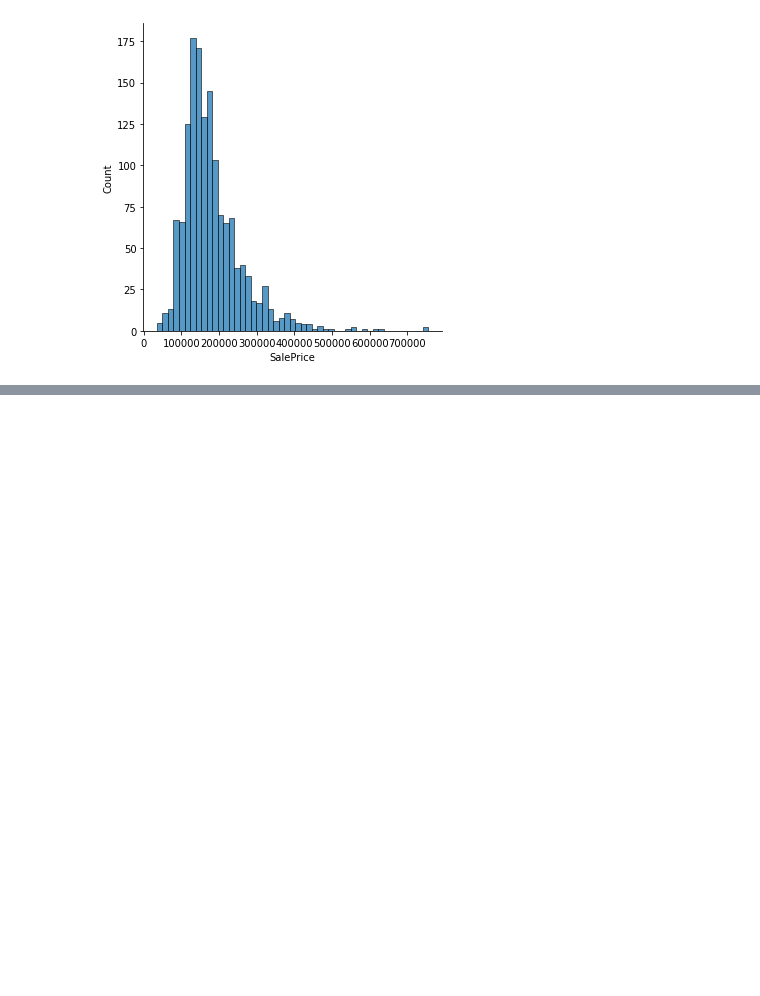
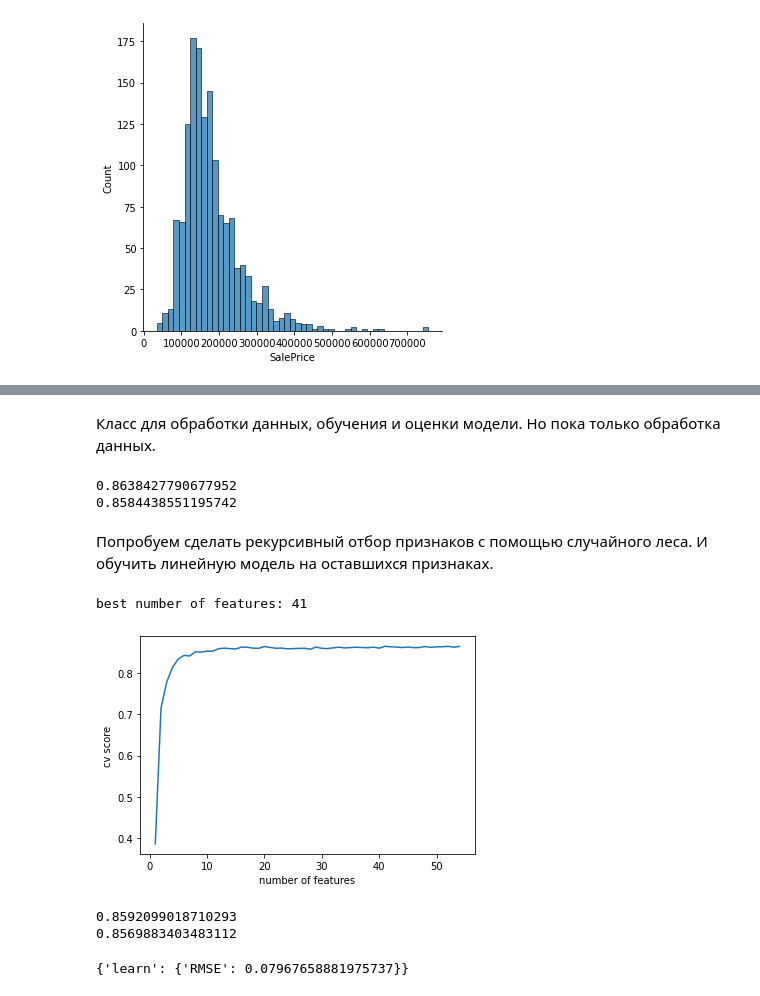
Before and after one commit to EgorSu/house_price, a Jupyter notebook: house_price.ipynb, the cells around one changed output, grey strips where cells are left out. Drawn from its saved outputs; the diff is of its cells as text; code cells hidden in the pictures; blank space fills up the shorter version.

```diff
--- a/house_price.ipynb
+++ b/house_price.ipynb
@@ -330,0 +87,6 @@ result.to_csv('new_result.csv', index = False)
+# %%
+n = 50
+categorial_features = list(data.loc[:, data.nunique() <= n].columns)
+number_features = list(data.loc[:, data.nunique() > n].columns)
+number_features.remove('Id')
+number_features.remove('SalePrice')
@@ -330,0 +118,7 @@ result.to_csv('new_result.csv', index = False)
+# %%
+'''
+for i in categorial_features:
+    ser = data[i].value_counts()/data[i].count()
+    sns.barplot(x = ser.index, y = ser.values)
+    plt.show()
+'''
@@ -330,0 +152,2 @@ result.to_csv('new_result.csv', index = False)
+# %% [markdown]
+Класс для обработки данных, обучения и оценки модели. Но пока только обработка данных.
@@ -330,0 +273,34 @@ result.to_csv('new_result.csv', index = False)
+# %%
+x_train, x_test, y_train, y_test = train_test_split(data.drop(columns = ['SalePrice']), data['SalePrice'])
+# %%
+ridge = RidgeCV(alphas = [0.01, 0.05, 0.1, 0.5, 1.0])
+model = Model(remake_dict, drop_list, number_features, categorial_features, 'SalePrice', model = ridge)
+x_train_transform, y_train_transform = model.fit_transform(x_train, y_train)
+x_test_transform, y_test_transform = model.transform(x_test, y_test)
+ridge.fit(x_train_transform, y_train_transform)
+estimate_model(ridge, x_train_transform, y_train_transform, x_test_transform, y_test_transform)
+# %% [output]
+0.8638427790677952
+0.8584438551195742
+# %% [markdown]
+Попробуем сделать рекурсивный отбор признаков с помощью случайного леса. И обучить линейную модель на оставшихся признаках.
+# %%
+forest = RandomForestRegressor()
+mfts = 1
+rfecv = RFECV(
+    estimator = forest,
+    step = 1,
+    scoring = "r2",
+    min_features_to_select = mfts)
+rfecv.fit(x_train_transform, y_train_transform)
+
+print("best number of features: {}".format(rfecv.n_features_))
+
+plt.figure()
+plt.xlabel("number of features")
+plt.ylabel("cv score")
+plt.plot(range(mfts, len(rfecv.grid_scores_) + mfts), rfecv.grid_scores_)
+plt.show()
+# %% [output]
+best number of features: 41
+[figure, added]
@@ -330,0 +312,6 @@ result.to_csv('new_result.csv', index = False)
+# %%
+ridge.fit(rfecv.transform(x_train_transform), y_train_transform)
+estimate_model(ridge, rfecv.transform(x_train_transform), y_train_transform, rfecv.transform(x_test_transform), y_test_transform)
+# %% [output]
+0.8592099018710293
+0.8569883403483112
@@ -330,0 +323,6 @@ result.to_csv('new_result.csv', index = False)
+# %%
+cat_boost = CatBoostRegressor(**parametrs, verbose = 0)
+cat_boost.fit(x_train_transform, y_train_transform)
+cat_boost.get_best_score()
+# %% [output]
+{'learn': {'RMSE': 0.07967658881975737}}
```
Also changed, not shown: parts of 42 cells of this notebook.
